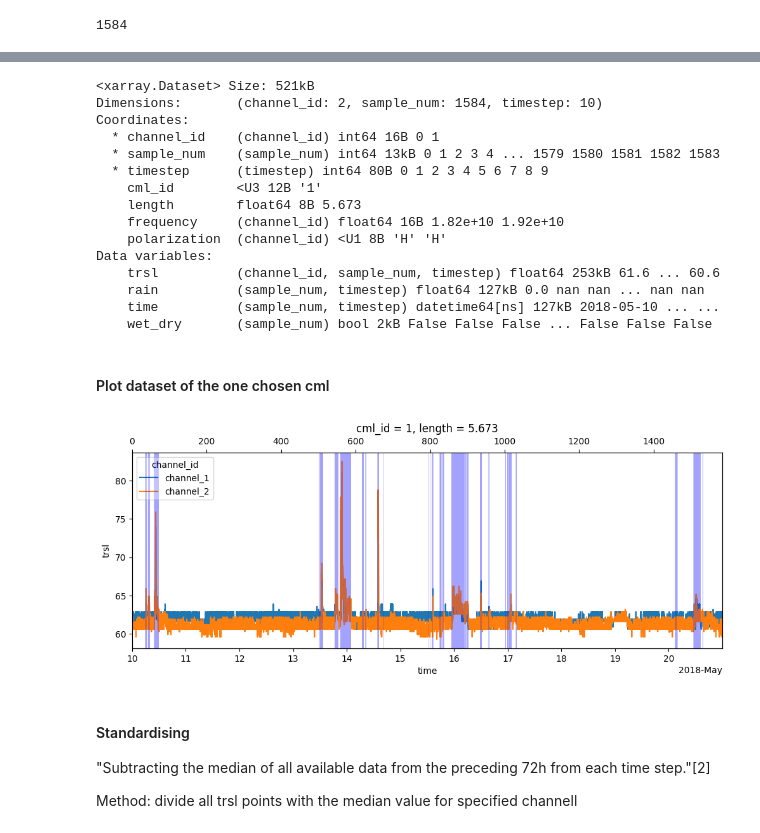
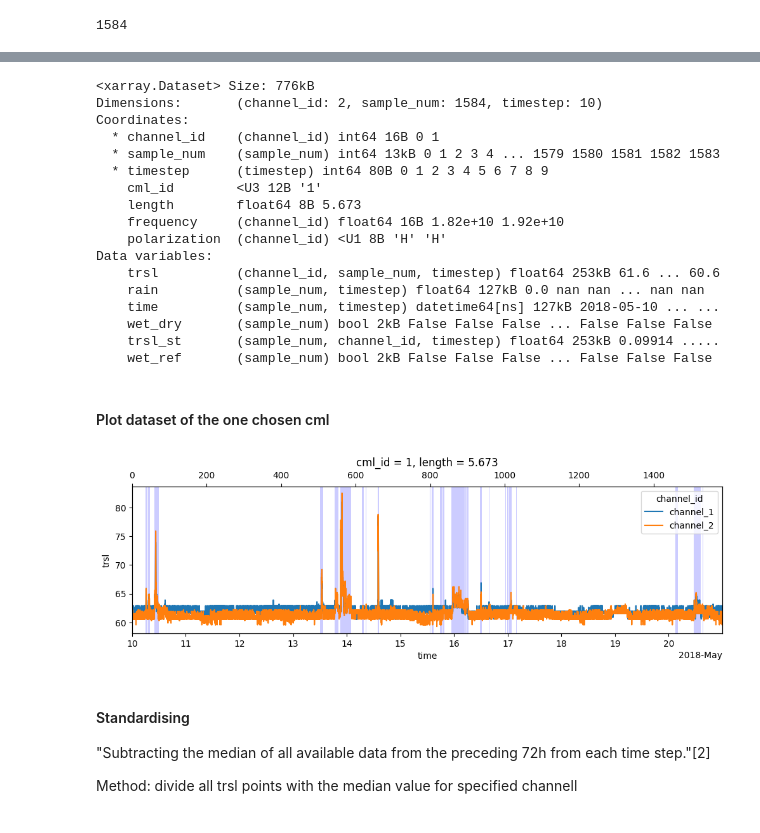
Before and after one commit to xkalet07/cml_wd_telcosense, a Jupyter notebook: attempt_01_dummy_data/my_train_cnn_1cml.ipynb, the cells around one changed output, grey strips where cells are left out. Saved outputs shown, nothing was run; the diff lists cells and outputs as text; code cells hidden in the pictures.

```diff
--- a/attempt_01_dummy_data/my_train_cnn_1cml.ipynb
+++ b/attempt_01_dummy_data/my_train_cnn_1cml.ipynb
@@ -152,11 +139,11 @@ ds = xr.Dataset({
 last_hour = range(-1,-sample_size,-1)    # 264 samples
 
 # create one boolean wet/dry flag for whole sample [2]
-ds['wet_dry'] = ds.rain.isel(timestep=last_hour).sum(dim='timestep')>0.
+ds['ref_wd'] = ds.rain.isel(timestep=last_hour).sum(dim='timestep')>0.
 # %%
 ds
 # %% [output]
-<xarray.Dataset> Size: 521kB
+<xarray.Dataset> Size: 776kB
 Dimensions:       (channel_id: 2, sample_num: 1584, timestep: 10)
 Coordinates:
   * channel_id    (channel_id) int64 16B 0 1
@@ -171,46 +158,39 @@ Data variables:
     rain          (sample_num, timestep) float64 127kB 0.0 nan nan ... nan nan
     time          (sample_num, timestep) datetime64[ns] 127kB 2018-05-10 ... ...
     wet_dry       (sample_num) bool 2kB False False False ... False False False
+    trsl_st       (sample_num, channel_id, timestep) float64 253kB 0.09914 .....
+    wet_ref       (sample_num) bool 2kB False False False ... False False False
 # %% [markdown]
 #### Plot dataset of the one chosen cml
 # %%
 # shaded refernece wet periods from Pycomlink
 # set first and last value with zero for correct plotting
-ds['wet_dry'][0] = False
-ds['wet_dry'][-1] = False
+ds['ref_wd'][0] = False
+ds['ref_wd'][-1] = False
 
 # setup figure
-fig, ax1 = plt.subplots(figsize=(12,4), sharex=True)
+fig, ax1 = plt.subplots(figsize=(12,3), sharex=True)
 ax2 = ax1.twiny()
 
 # axes limits source: https://matplotlib.org/stable/api/_as_gen/matplotlib.axes.Axes.set_xlim.html
 ax1.set_xlim(ds.time.values[0,0], ds.time.values[-1,-1])
 # detail: ax1.set_xlim(np.datetime64('2018-05-13T12:00:00.000000000'),np.datetime64('2018-05-14T12:00:00.000000000'))
 
 # in case there are cutof measurements due to sample grouping, we use their amount to align x axes right
 ax2.set_xlim(0, n_samples + (len(my_data_set.trsl[0])-n_samples*sample_size)/sample_size)
 
 my_data_set.trsl.plot.line(x='time', ax=ax1, label = ('TL'));
 
 # plot real bool wet/dry with 5min precission
 wet_start = np.roll(my_ref.ref_wet_dry, -1) & ~my_ref.ref_wet_dry
 wet_end = np.roll(my_ref.ref_wet_dry, 1) & ~my_ref.ref_wet_dry
 for wet_start_i, wet_end_i in zip(
     wet_start.values.nonzero()[0],
     wet_end.values.nonzero()[0],
 ):
     ax1.axvspan(my_ref.time.values[wet_start_i], my_ref.ref_wet_dry.time.values[wet_end_i], color='b', alpha=0.2, linewidth=0) # https://matplotlib.org/stable/api/_as_gen/matplotlib.axes.Axes.axvspan.html
-
-#plot 1h wet/dry shaded areas
-wet_start = np.roll(ds.wet_dry, -1) & ~ds.wet_dry
-wet_end = np.roll(ds.wet_dry, 1) & ~ds.wet_dry
-for wet_start_i, wet_end_i in zip(
-    wet_start.values.nonzero()[0],
-    wet_end.values.nonzero()[0],
-):
-    ax2.axvspan(ds.sample_num.values[wet_start_i], ds.sample_num.values[wet_end_i], color='b', alpha=0.2, linewidth=0) # https://matplotlib.org/stable/api/_as_gen/matplotlib.axes.Axes.axvspan.html
 # %% [output]
-[figure, old version]
+[figure, new version]
 # %% [markdown]
 #### Standardising
 "Subtracting the median of all available data from the preceding 72h from each time step."[2]
```
Also changed, not shown: parts of 37 cells of this notebook, 1 other file.
